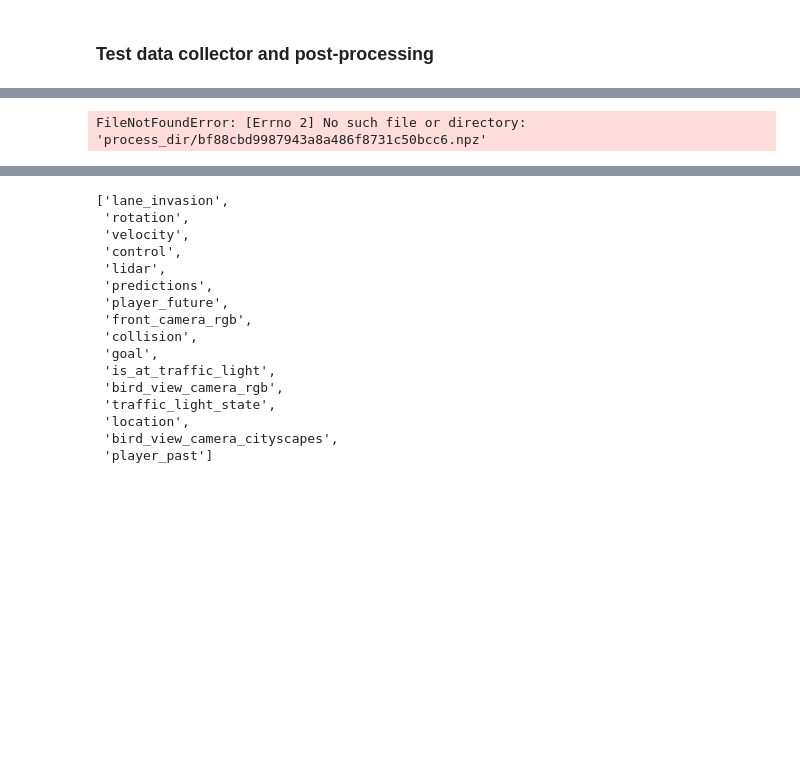
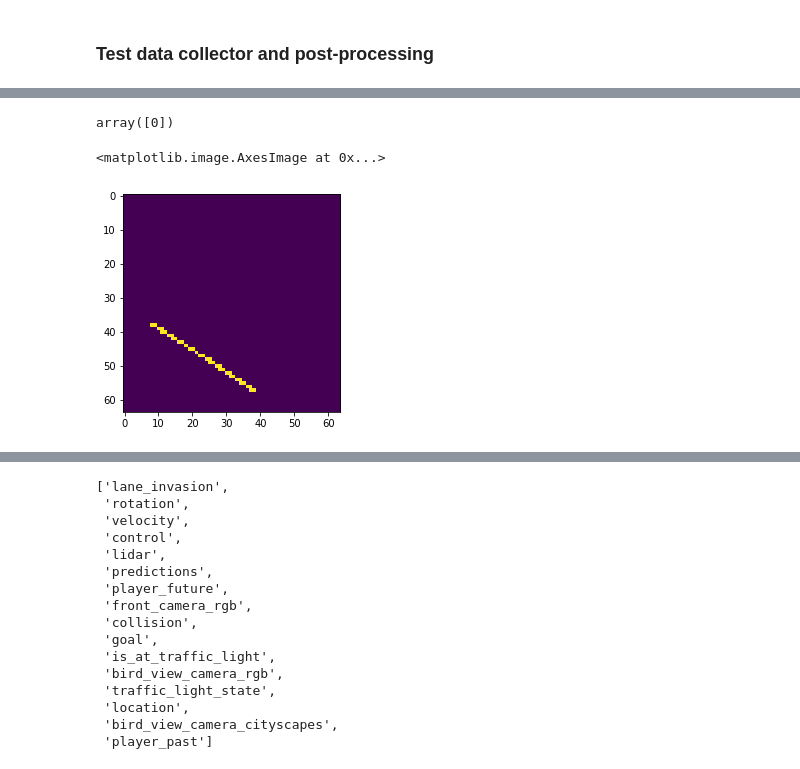
Before and after one commit to weirayao/oatomobile, a Jupyter notebook: oatomobile.ipynb, the cells around one changed output, grey strips where cells are left out. Drawn from its saved outputs; the diff is of its cells as text; code cells hidden in the pictures; blank space fills up the shorter version.

Commit message:
add waypoints_ohe

```diff
--- a/oatomobile.ipynb
+++ b/oatomobile.ipynb
@@ -132,6 +134,13 @@ data.process(
 # %%
 import numpy as np
 # %%
-datum = np.load("process_dir/bf88cbd9987943a8a486f8731c50bcc6.npz")
+datum = np.load("/data/datasets/carla/data_oatomobile_processed/4729fdadddc54be78a03f3129af7cf82.npz")
-# %% [output]
-FileNotFoundError: [Errno 2] No such file or directory: 'process_dir/bf88cbd9987943a8a486f8731c50bcc6.npz'
+# %%
+datum["mode"]
+# %% [output]
+array([0])
+# %%
+plt.imshow(datum["waypoints_ohe"])
+# %% [output]
+<matplotlib.image.AxesImage at 0x...>
+[figure, added]
```
Also changed, not shown: parts of 11 cells of this notebook, 3 other files.
